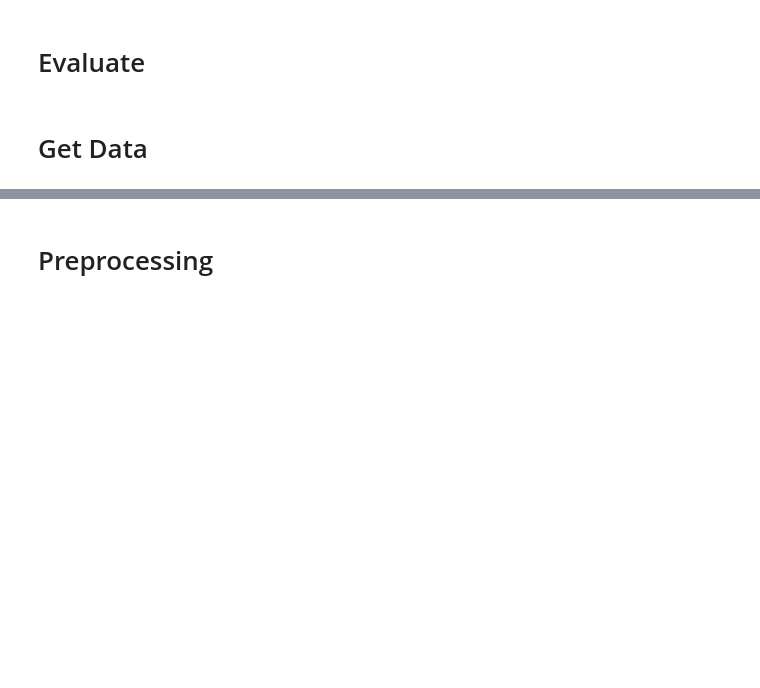
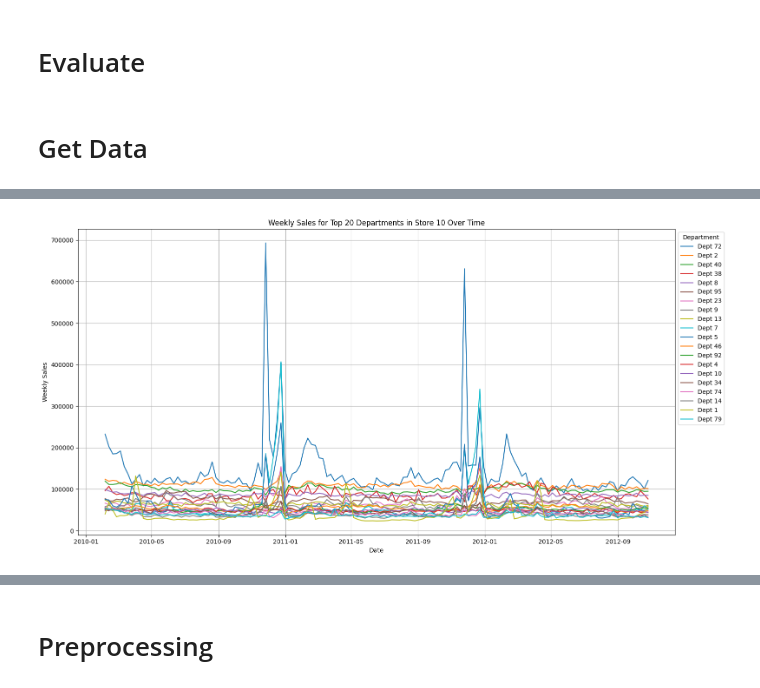
Before and after one commit to Cimbir/Store-Sales-Forecasting, a Jupyter notebook: model_n_beats.ipynb, the cells around one changed output, grey strips where cells are left out. Saved outputs shown, nothing was run; the diff lists cells and outputs as text; code cells hidden in the pictures; blank space fills up the shorter version.

```diff
--- a/model_n_beats.ipynb
+++ b/model_n_beats.ipynb
@@ -114,0 +181,37 @@ Unique departments: 81
+# %%
+# Choose a store ID
+store_id = 10  # You can change this to the store you are interested in
+
+# Filter data for the selected store
+store_df = df[df['Store'] == store_id].copy()
+
+# Group by Department and Date to get weekly sales for each department in the selected store
+weekly_sales_by_dept_store = store_df.groupby(['Dept', 'Date'])['Weekly_Sales'].sum().reset_index()
+
+# Pivot the data to have Departments as columns and Dates as index
+weekly_sales_pivot_dept_store = weekly_sales_by_dept_store.pivot(index='Date', columns='Dept', values='Weekly_Sales').fillna(0)
+
+# Get the total sales for each department across all weeks for this store to find the top 20 departments
+department_total_sales = weekly_sales_pivot_dept_store.sum().sort_values(ascending=False)
+
+# Select the top 20 departments for this store
+top_20_depts_store = department_total_sales.head(20).index
+
+# Filter the pivoted data to include only the top 20 departments
+weekly_sales_pivot_dept_store_top20 = weekly_sales_pivot_dept_store[top_20_depts_store]
+
+# Plot the weekly sales for the top 20 departments in the selected store
+plt.figure(figsize=(16, 8))
+
+for dept in weekly_sales_pivot_dept_store_top20.columns:
+    plt.plot(weekly_sales_pivot_dept_store_top20.index, weekly_sales_pivot_dept_store_top20[dept], label=f'Dept {dept}')
+
+plt.title(f'Weekly Sales for Top 20 Departments in Store {store_id} Over Time')
+plt.xlabel('Date')
+plt.ylabel('Weekly Sales')
+plt.legend(title='Department', loc='upper left', bbox_to_anchor=(1, 1))
+plt.grid(True)
+plt.tight_layout()
+plt.show()
+# %% [output]
+[figure, added]
```
Also changed, not shown: parts of 67 cells of this notebook.
